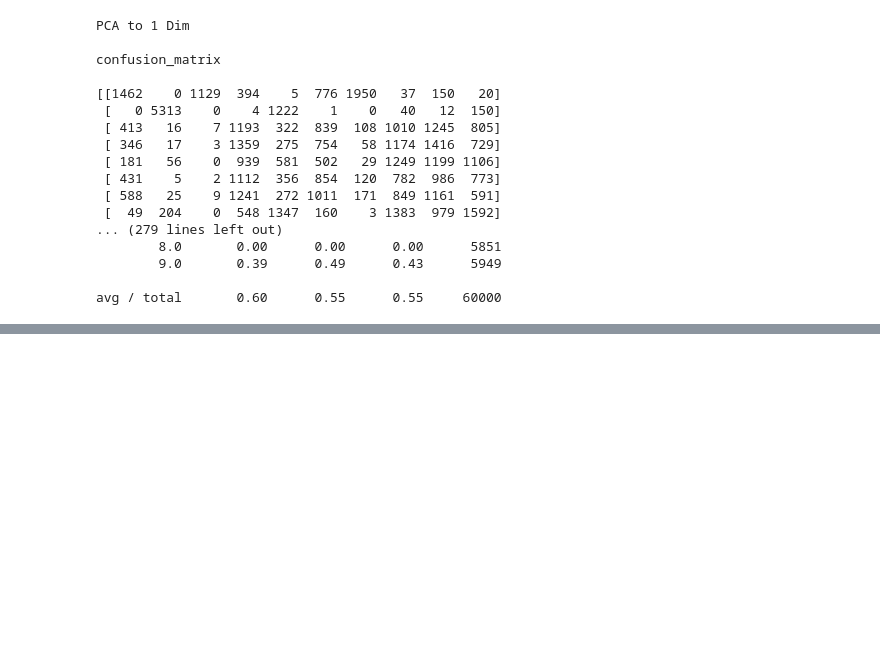
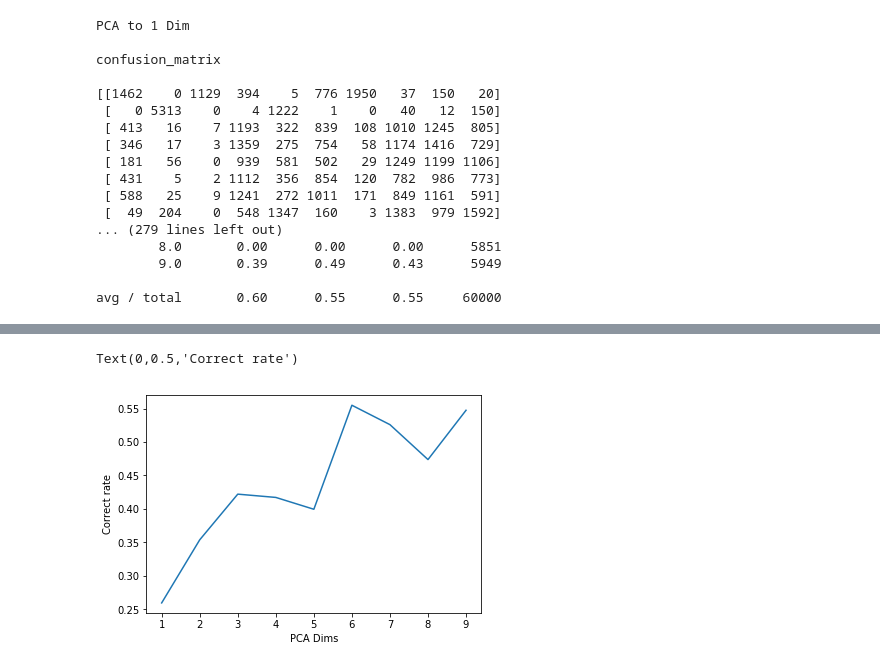
Before and after one commit to mvrajesh1/ML_final, a Jupyter notebook: ML_EM_PCA_ndims.ipynb, the cells around one changed output, grey strips where cells are left out. Saved outputs shown, nothing was run; the diff lists cells and outputs as text; code cells hidden in the pictures; blank space fills up the shorter version.

```diff
--- a/ML_EM_PCA_ndims.ipynb
+++ b/ML_EM_PCA_ndims.ipynb
@@ -251,3 +262,29 @@ avg / total       0.60      0.55      0.55     60000
 # classifier.fit(X, TT)
 # T_svm = classifier.predict(X)
 # cal_prob(T_svm,TT)
+# %%
+#Accuracy of test set
+
+Xtest, TTest = load_mnist(dataset="testing", selecteddigits=range(0, 10))
+TT = np.zeros(len(TTest))  # pseudo T for looping through XX[TT==1]
+for i, b in enumerate(TTest):
+    TT[i] = b
+# %%
+from sklearn.mixture import GaussianMixture
+import pandas as pd
+print("Testing set prediction result")
+reduced_data_pca_n=[]
+gmm_n=[]
+gmm_fit=[]
+T_under_mapping=[]
+T_prediction=[]
+prob=[]
+for i in range(0,9):
+    reduced_data_pca_n.append(PCA(n_components=i+1,random_state=42).fit_transform(Xtest))
+    gmm_n.append(GaussianMixture(n_components =10,random_state=42))
+    gmm_fit.append(gmm_n[i].fit(reduced_data_pca_n[i]))
+    T_under_mapping.append(gmm_fit[i].predict(reduced_data_pca_n[i]))
+    T_prediction.append(T_mapping(T_under_mapping[i],TT))
+    prob.append(cal_prob(T_prediction[i],TT))
+    print("PCA "+ str(i+1)+" dim")
+    print("Correct rate :" + str(prob[i]))
@@ -253,0 +311,8 @@ avg / total       0.60      0.55      0.55     60000
+# %%
+dim = range(1,10,1)
+plt.plot(dim,prob)
+plt.xlabel("PCA Dims")
+plt.ylabel("Correct rate")
+# %% [output]
+Text(0,0.5,'Correct rate')
+[figure, added]
```
Also changed, not shown: parts of 7 cells of this notebook, 2 other files.
